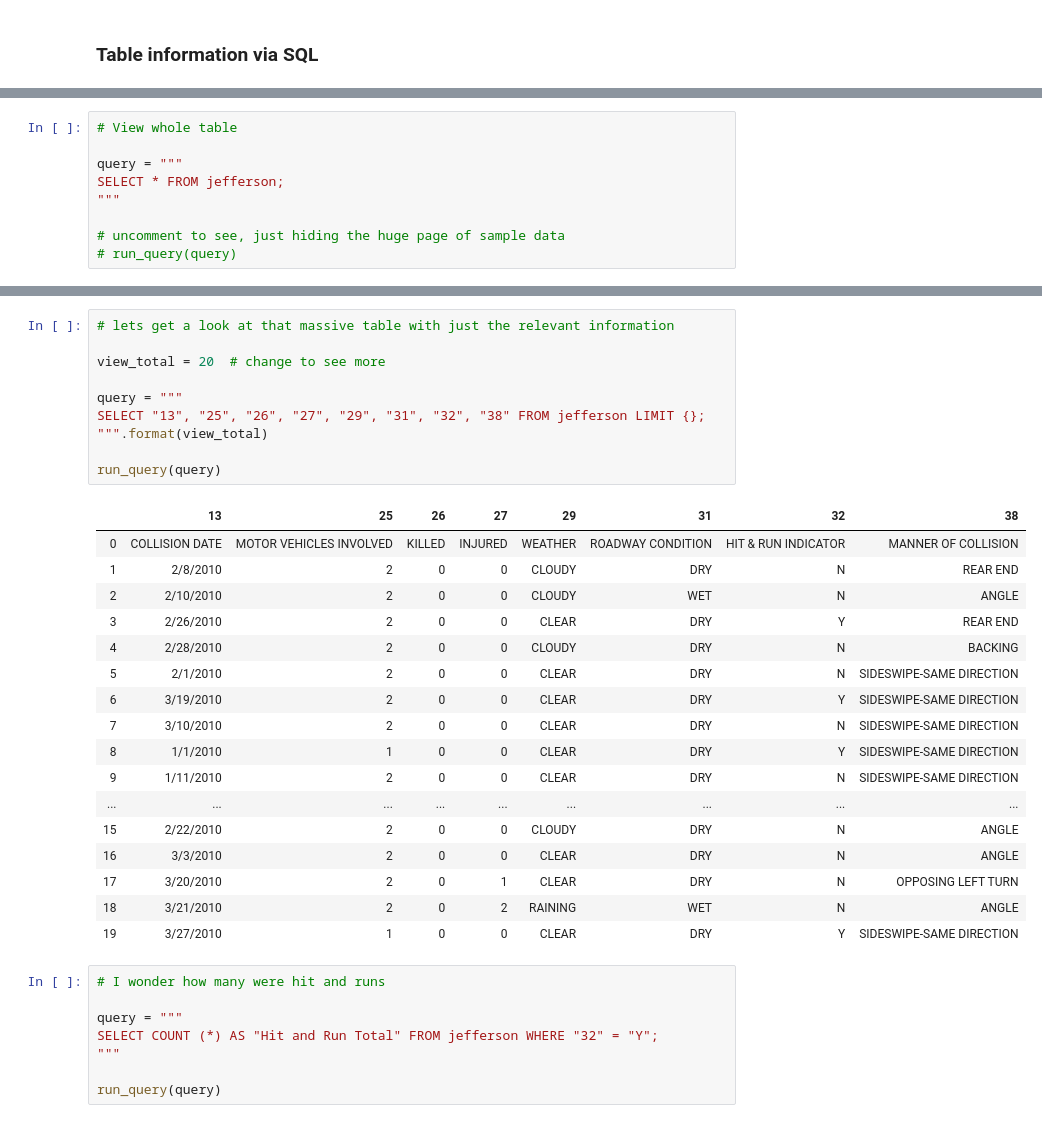
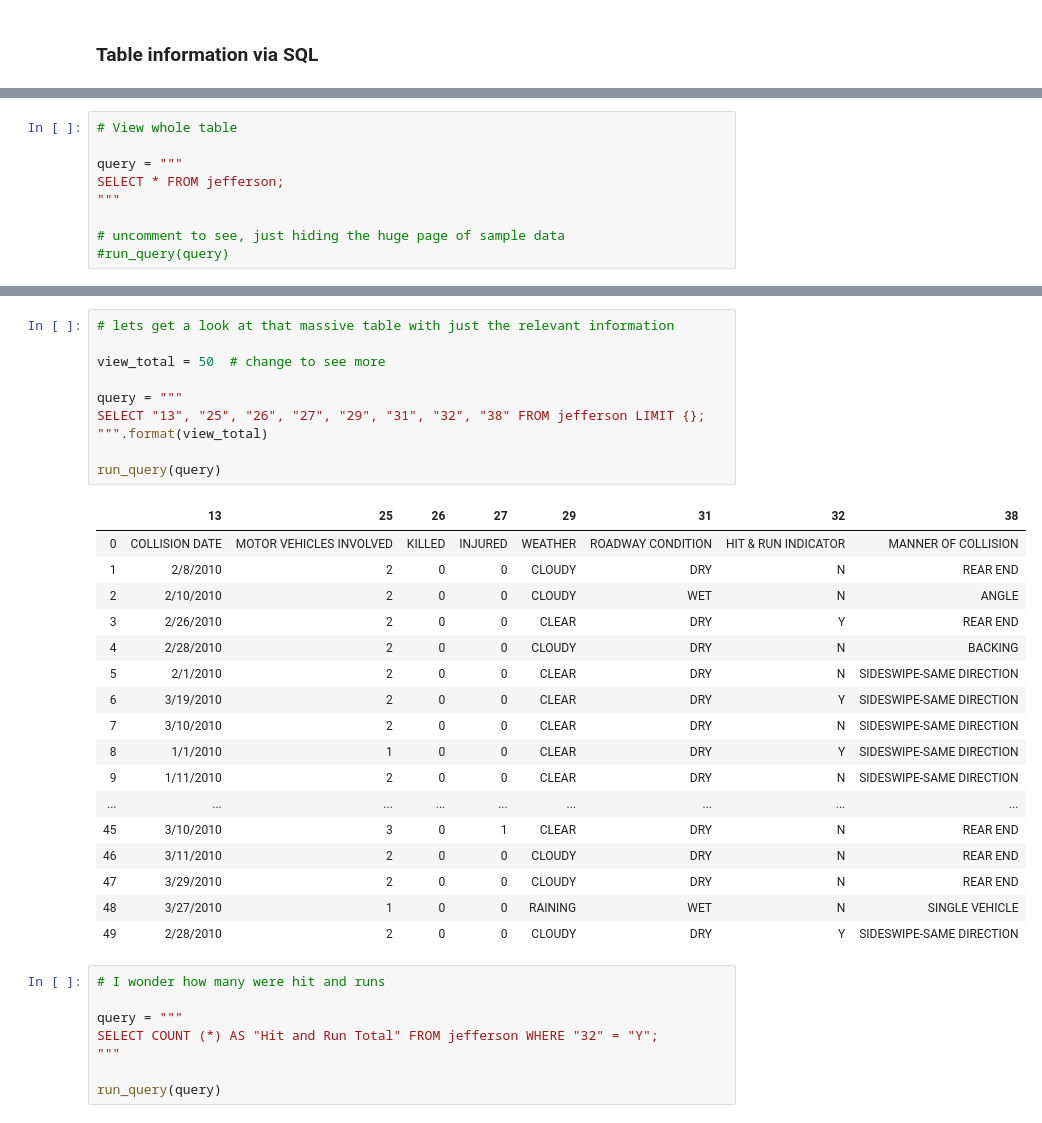
Before and after one commit to Reevin/traffic_project, a Jupyter notebook: jefferson_county.ipynb, the cells around one changed output, grey strips where cells are left out. Cells and saved outputs as stored; diff of their text form.

```diff
--- a/jefferson_county.ipynb
+++ b/jefferson_county.ipynb
@@ -77,7 +79,7 @@ SELECT * FROM jefferson;
 """
 
 # uncomment to see, just hiding the huge page of sample data
-# run_query(query)
+#run_query(query)
 # %%
 # checking columns to see which ones I might use for graph
 
@@ -96,31 +98,31 @@ run_query(query)
 # %%
 # lets get a look at that massive table with just the relevant information
 
-view_total = 20  # change to see more
+view_total = 50  # change to see more
 
 query = """
 SELECT "13", "25", "26", "27", "29", "31", "32", "38" FROM jefferson LIMIT {};
 """.format(view_total)
 
 run_query(query)
 # %% [output]
 |  | 13 | 25 | 26 | 27 | 29 | 31 | 32 | 38 |
 | 0 | COLLISION DATE | MOTOR VEHICLES INVOLVED | KILLED | INJURED | WEATHER | ROADWAY CONDITION | HIT & RUN INDICATOR | MANNER OF COLLISION |
 | 1 | 2/8/2010 | 2 | 0 | 0 | CLOUDY | DRY | N | REAR END |
 | 2 | 2/10/2010 | 2 | 0 | 0 | CLOUDY | WET | N | ANGLE |
 | 3 | 2/26/2010 | 2 | 0 | 0 | CLEAR | DRY | Y | REAR END |
 | 4 | 2/28/2010 | 2 | 0 | 0 | CLOUDY | DRY | N | BACKING |
 | 5 | 2/1/2010 | 2 | 0 | 0 | CLEAR | DRY | N | SIDESWIPE-SAME DIRECTION |
 | 6 | 3/19/2010 | 2 | 0 | 0 | CLEAR | DRY | Y | SIDESWIPE-SAME DIRECTION |
 | 7 | 3/10/2010 | 2 | 0 | 0 | CLEAR | DRY | N | SIDESWIPE-SAME DIRECTION |
 | 8 | 1/1/2010 | 1 | 0 | 0 | CLEAR | DRY | Y | SIDESWIPE-SAME DIRECTION |
 | 9 | 1/11/2010 | 2 | 0 | 0 | CLEAR | DRY | N | SIDESWIPE-SAME DIRECTION |
 | ... | ... | ... | ... | ... | ... | ... | ... | ... |
-| 15 | 2/22/2010 | 2 | 0 | 0 | CLOUDY | DRY | N | ANGLE |
-| 16 | 3/3/2010 | 2 | 0 | 0 | CLEAR | DRY | N | ANGLE |
-| 17 | 3/20/2010 | 2 | 0 | 1 | CLEAR | DRY | N | OPPOSING LEFT TURN |
-| 18 | 3/21/2010 | 2 | 0 | 2 | RAINING | WET | N | ANGLE |
-| 19 | 3/27/2010 | 1 | 0 | 0 | CLEAR | DRY | Y | SIDESWIPE-SAME DIRECTION |
+| 45 | 3/10/2010 | 3 | 0 | 1 | CLEAR | DRY | N | REAR END |
+| 46 | 3/11/2010 | 2 | 0 | 0 | CLOUDY | DRY | N | REAR END |
+| 47 | 3/29/2010 | 2 | 0 | 0 | CLOUDY | DRY | N | REAR END |
+| 48 | 3/27/2010 | 1 | 0 | 0 | RAINING | WET | N | SINGLE VEHICLE |
+| 49 | 2/28/2010 | 2 | 0 | 0 | CLOUDY | DRY | Y | SIDESWIPE-SAME DIRECTION |
 # %%
 # I wonder how many were hit and runs
 
```
Also changed, not shown: parts of 9 cells of this notebook, 2 other files.
